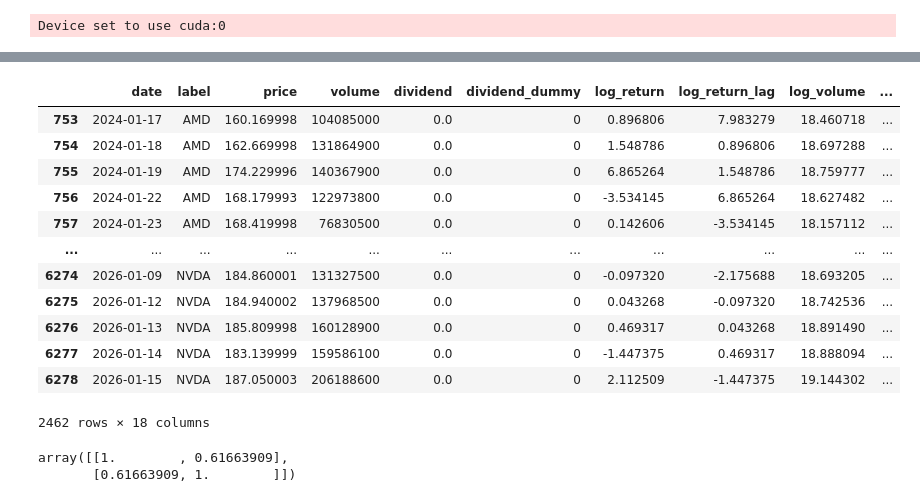
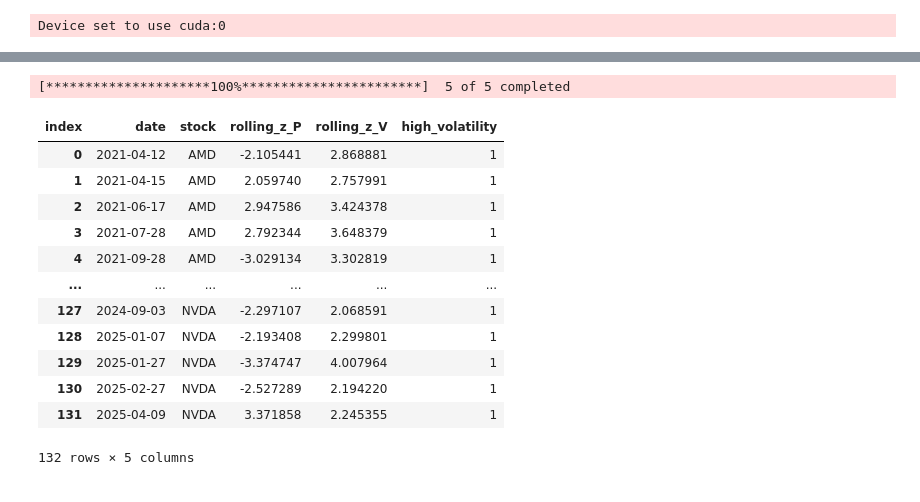
Before and after one commit to LeonSavi/T-M-Project, a Jupyter notebook: paper_rep.ipynb, the cells around one changed output, grey strips where cells are left out. Saved outputs shown, nothing was run; the diff lists cells and outputs as text; code cells hidden in the pictures.

```diff
--- a/paper_rep.ipynb
+++ b/paper_rep.ipynb
@@ -229,21 +275,26 @@ Passing `palette` without assigning `hue` is deprecated and will be removed in v
 # %%
-clean_data
+stock_anomaly = StockAnomaly()
+
+stock_anomaly.calculate(window=20,price_z=2,volume_z=2)
+
+anomalies = stock_anomaly.get_anomalies()
+anomalies['date'] = anomalies['date'].dt.strftime('%Y-%m-%d')
+anomalies['high_volatility'] = int(1)
 # %% [output]
-|  | date | label | price | volume | dividend | dividend_dummy | log_return | log_return_lag | log_volume | ... |
-| 753 | 2024-01-17 | AMD | 160.169998 | 104085000 | 0.0 | 0 | 0.896806 | 7.983279 | 18.460718 | ... |
-| 754 | 2024-01-18 | AMD | 162.669998 | 131864900 | 0.0 | 0 | 1.548786 | 0.896806 | 18.697288 | ... |
-| 755 | 2024-01-19 | AMD | 174.229996 | 140367900 | 0.0 | 0 | 6.865264 | 1.548786 | 18.759777 | ... |
-| 756 | 2024-01-22 | AMD | 168.179993 | 122973800 | 0.0 | 0 | -3.534145 | 6.865264 | 18.627482 | ... |
-| 757 | 2024-01-23 | AMD | 168.419998 | 76830500 | 0.0 | 0 | 0.142606 | -3.534145 | 18.157112 | ... |
-| ... | ... | ... | ... | ... | ... | ... | ... | ... | ... | ... |
-| 6274 | 2026-01-09 | NVDA | 184.860001 | 131327500 | 0.0 | 0 | -0.097320 | -2.175688 | 18.693205 | ... |
-| 6275 | 2026-01-12 | NVDA | 184.940002 | 137968500 | 0.0 | 0 | 0.043268 | -0.097320 | 18.742536 | ... |
-| 6276 | 2026-01-13 | NVDA | 185.809998 | 160128900 | 0.0 | 0 | 0.469317 | 0.043268 | 18.891490 | ... |
-| 6277 | 2026-01-14 | NVDA | 183.139999 | 159586100 | 0.0 | 0 | -1.447375 | 0.469317 | 18.888094 | ... |
-| 6278 | 2026-01-15 | NVDA | 187.050003 | 206188600 | 0.0 | 0 | 2.112509 | -1.447375 | 19.144302 | ... |
-2462 rows × 18 columns
+[*********************100%***********************]  5 of 5 completed
-# %%
-np.corrcoef(clean_data.log_return,clean_data.soxx_ret)
-# %% [output]
-array([[1.        , 0.61663909],
-       [0.61663909, 1.        ]])
+# %%
+anomalies
+# %% [output]
+| index | date | stock | rolling_z_P | rolling_z_V | high_volatility |
+| 0 | 2021-04-12 | AMD | -2.105441 | 2.868881 | 1 |
+| 1 | 2021-04-15 | AMD | 2.059740 | 2.757991 | 1 |
+| 2 | 2021-06-17 | AMD | 2.947586 | 3.424378 | 1 |
+| 3 | 2021-07-28 | AMD | 2.792344 | 3.648379 | 1 |
+| 4 | 2021-09-28 | AMD | -3.029134 | 3.302819 | 1 |
+| ... | ... | ... | ... | ... | ... |
+| 127 | 2024-09-03 | NVDA | -2.297107 | 2.068591 | 1 |
+| 128 | 2025-01-07 | NVDA | -2.193408 | 2.299801 | 1 |
+| 129 | 2025-01-27 | NVDA | -3.374747 | 4.007964 | 1 |
+| 130 | 2025-02-27 | NVDA | -2.527289 | 2.194220 | 1 |
+| 131 | 2025-04-09 | NVDA | 3.371858 | 2.245355 | 1 |
+132 rows × 5 columns
```
Also changed, not shown: parts of 11 cells of this notebook.
